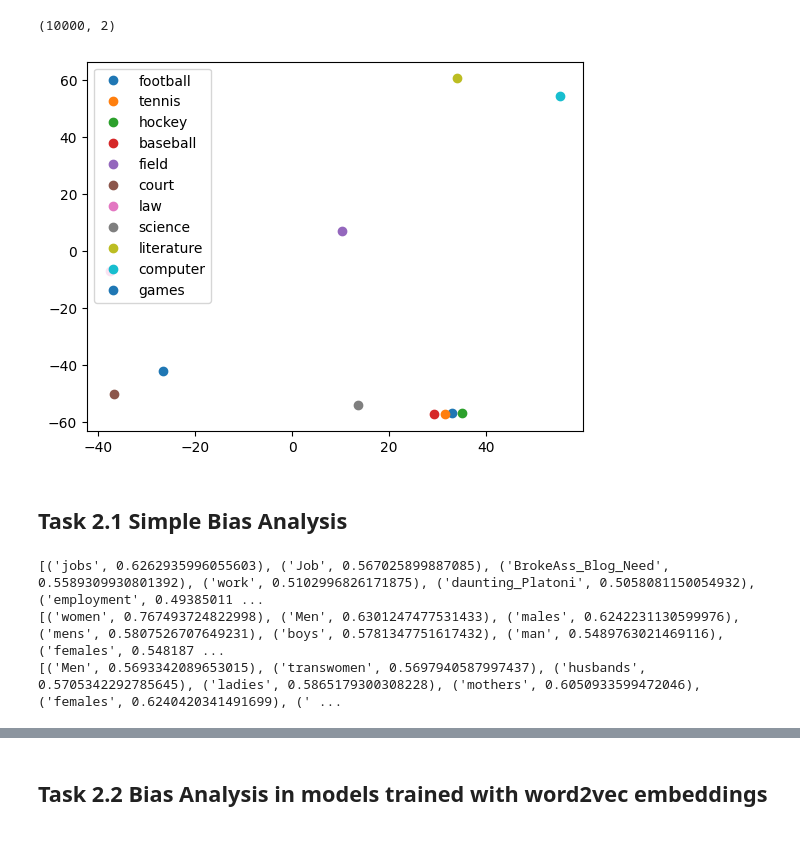
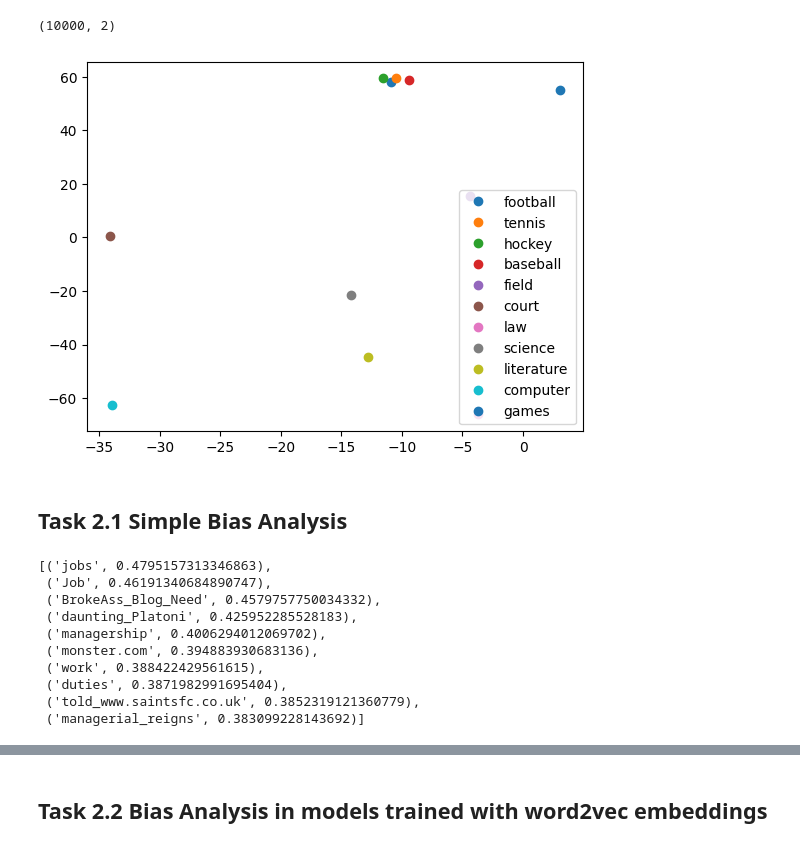
Before and after one commit to steiner-julian/ethics-for-natural-language-processing, a Jupyter notebook: HW1/HW1_Ethics4NLP.ipynb, the cells around one changed output, grey strips where cells are left out. Saved outputs shown, nothing was run; the diff lists cells and outputs as text; code cells hidden in the pictures.

```diff
--- a/HW1/HW1_Ethics4NLP.ipynb
+++ b/HW1/HW1_Ethics4NLP.ipynb
@@ -29,7 +29,7 @@ words[723]
 #Insert the embeddings of the first 10000 words from w2v into vec_list
 #your code here
 vec_list = [
-    w2v[i] for i in range(10000)
+    w2v[w] for w in words[:10000]
 ]
 # %%
 vec_array = np.array(vec_list)
@@ -43,10 +43,7 @@ from sklearn.manifold import TSNE
 #Use TSNE to reduce the dimension of vectors in vec_array from 300 to 2 and produce a reduced vector matrix. Print its shape for checking.
 #your code here
 X_embedded = TSNE(
-  n_components=2,
-  learning_rate='auto',
-  init='random',
-  perplexity=3
+  n_components=2
 ).fit_transform(vec_array)
 # %%
 X_embedded.shape
@@ -69,24 +66,30 @@ for word in ['football','tennis','hockey','baseball','field','court','law','scie
 # %%
 import matplotlib.pyplot as plt
 for i in range(len(labels)):
   plt.plot(dim1[i],dim2[i],'o',label=labels[i])
 
-plt.legend(loc="upper left")
+plt.legend(loc="lower right")
 plt.show()
 # %% [output]
-[figure, old version]
+[figure, new version]
 # %% [markdown]
 ## Task 2.1 Simple Bias Analysis
 # %%
 #Use the most_similar function in w2v to print words most similar to "job" and "men" and most dissimilar to "women"
 #your code here
-print(w2v.most_similar('job'))
-print(w2v.most_similar('men'))
-TODO print(w2v.most_similar('women'))
+job_and_men = w2v.most_similar(positive=['job', 'men'], negative=['women'])
+job_and_men
 # %% [output]
-[('jobs', 0.6262935996055603), ('Job', 0.567025899887085), ('BrokeAss_Blog_Need', 0.5589309930801392), ('work', 0.5102996826171875), ('daunting_Platoni', 0.5058081150054932), ('employment', 0.49385011 ...
-[('women', 0.767493724822998), ('Men', 0.6301247477531433), ('males', 0.6242231130599976), ('mens', 0.5807526707649231), ('boys', 0.5781347751617432), ('man', 0.5489763021469116), ('females', 0.548187 ...
-[('Men', 0.5693342089653015), ('transwomen', 0.5697940587997437), ('husbands', 0.5705342292785645), ('ladies', 0.5865179300308228), ('mothers', 0.6050933599472046), ('females', 0.6240420341491699), (' ...
+[('jobs', 0.4795157313346863),
+ ('Job', 0.46191340684890747),
+ ('BrokeAss_Blog_Need', 0.4579757750034332),
+ ('daunting_Platoni', 0.425952285528183),
+ ('managership', 0.4006294012069702),
+ ('monster.com', 0.394883930683136),
+ ('work', 0.388422429561615),
+ ('duties', 0.3871982991695404),
+ ('told_www.saintsfc.co.uk', 0.3852319121360779),
+ ('managerial_reigns', 0.383099228143692)]
 # %%
 #Use the most_similar function in w2v to print words most similar to "job" and "women" and most dissimilar to "men"
 #your code here
```
Also changed, not shown: parts of 21 cells of this notebook, 4 other files.
